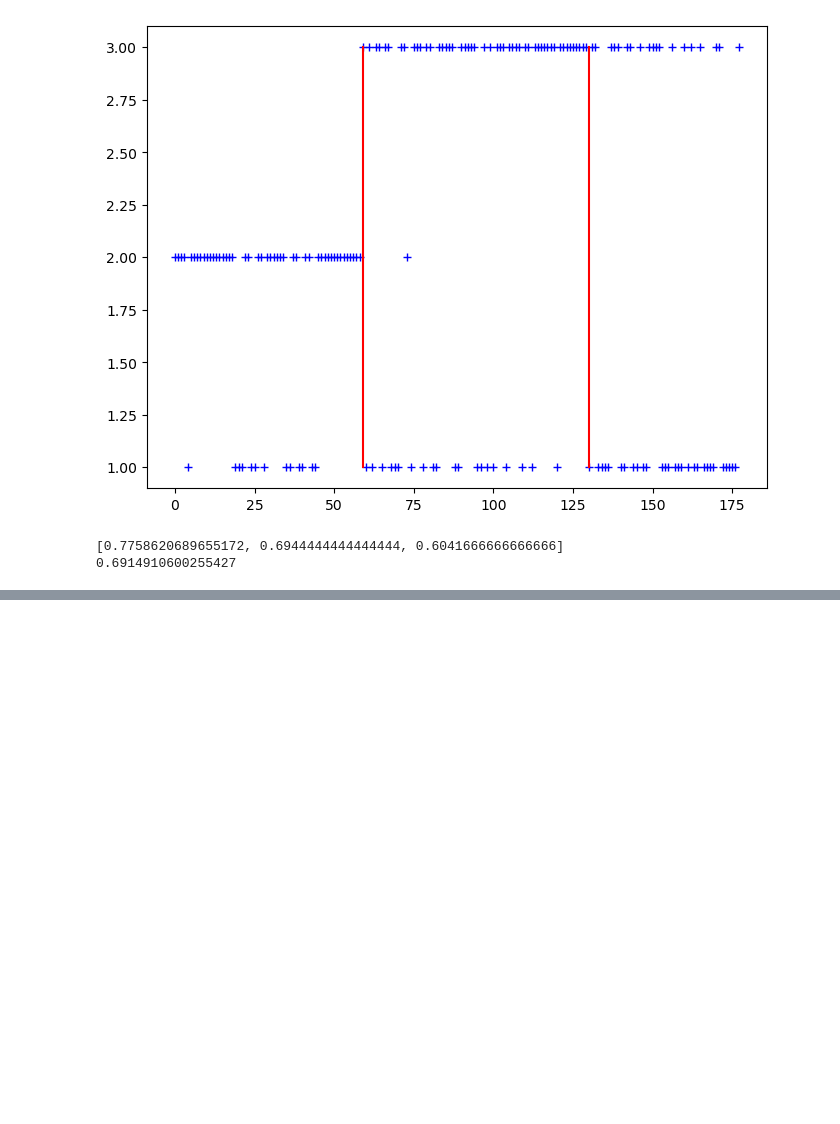
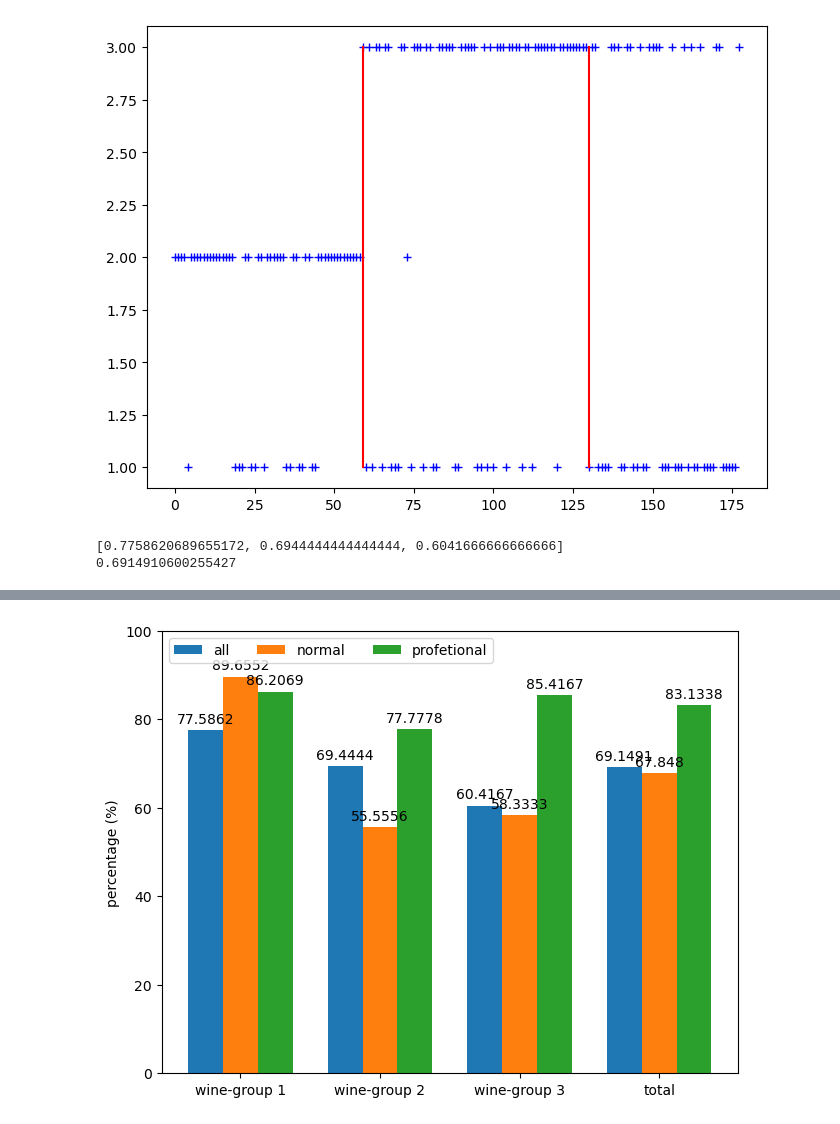
Before and after one commit to netodeabreujoao/projet_traitement_info, a Jupyter notebook: project.ipynb, the cells around one changed output, grey strips where cells are left out. Cells and saved outputs as stored; diff of their text form; code cells hidden in the pictures; blank space fills up the shorter version.

```diff
--- a/project.ipynb
+++ b/project.ipynb
@@ -555,2 +582,30 @@ print(success_rate)
 [0.8620689655172413, 0.7777777777777778, 0.8541666666666666]
 0.831337803320562
+# %%
+#comparaison quantite/qualite atributs choisis
+groups = ("wine-group 1", "wine-group 2", "wine-group 3", "total")
+algorithms = {
+    'all': (success_t_lloyd[0]*100,success_t_lloyd[1]*100,success_t_lloyd[2]*100,success_rate_lloyd*100),
+    'normal': (success_t_normal[0]*100,success_t_normal[1]*100,success_t_normal[2]*100,success_rate_normal*100),
+    'profetional': (success_t_pro[0]*100,success_t_pro[1]*100,success_t_pro[2]*100,success_rate_pro*100),
+}
+g = np.arange(len(groups))
+width = 0.25
+multiplier = 0
+
+fig, ax = plt.subplots(layout='constrained')
+
+for attribute, measurement in algorithms.items():
+    offset = width * multiplier
+    rects = ax.bar(g + offset, measurement, width, label=attribute)
+    ax.bar_label(rects, padding=3)
+    multiplier += 1
+
+ax.set_ylabel('percentage (%)')
+ax.set_xticks(g + width, groups)
+ax.legend(loc='upper left', ncols=3)
+ax.set_ylim(0, 100)
+
+plt.show()
+# %% [output]
+[figure, added]
```
Also changed, not shown: parts of 7 cells of this notebook, 5 other files.
